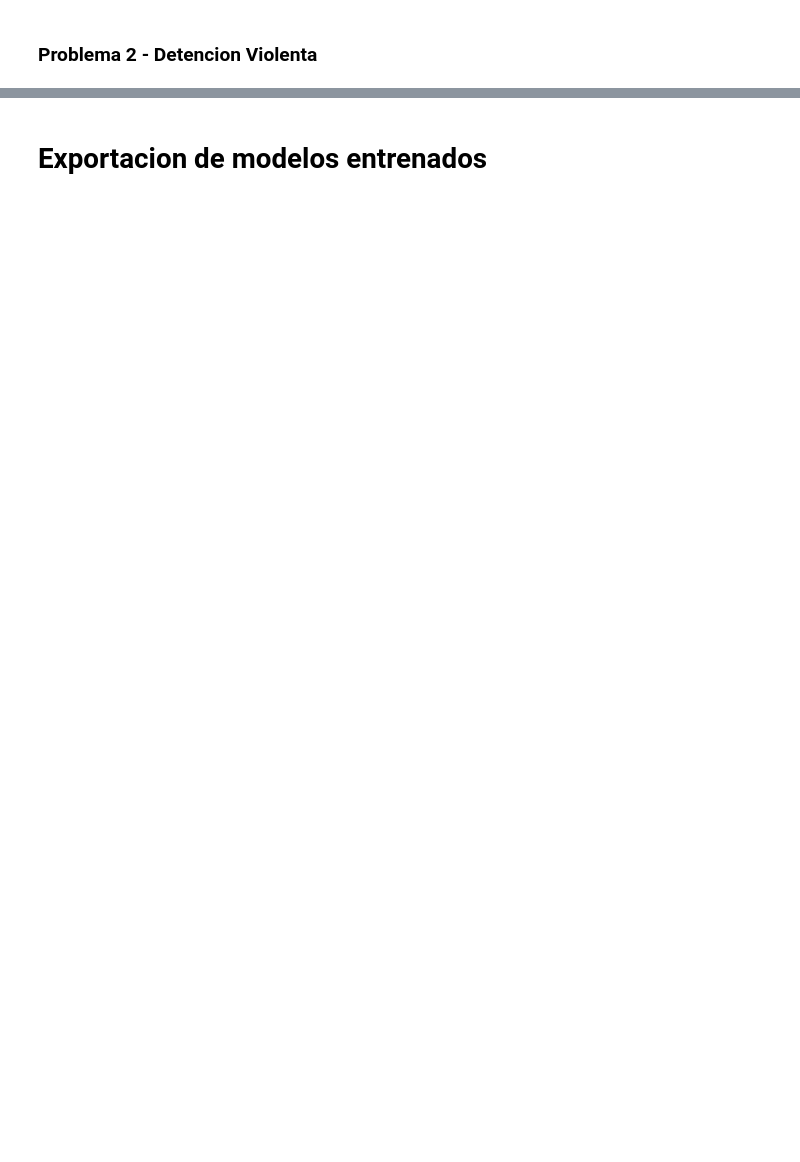
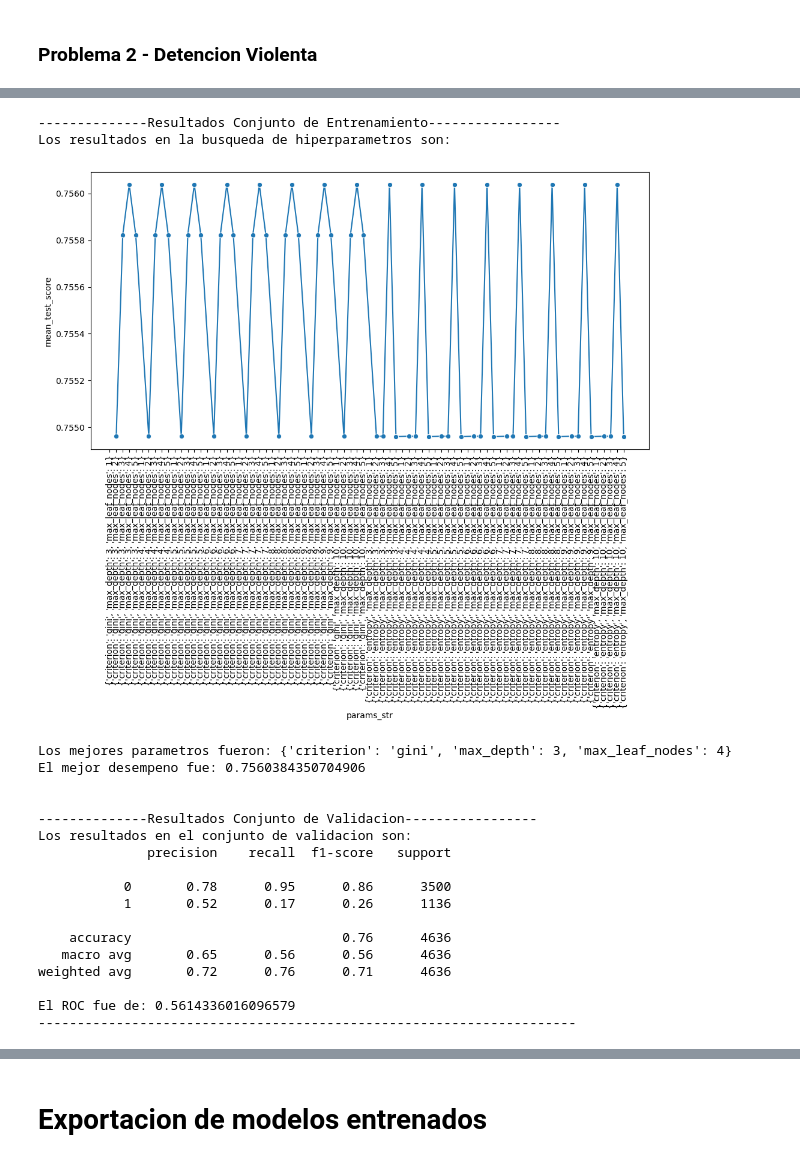
Before and after one commit to JavierRojas14/personal, a Jupyter notebook: G56/machine-learning/prueba/prueba_2/hito_2/javierrojas-prueba-2-hito-2.ipynb, the cells around one changed output, grey strips where cells are left out. Drawn from its saved outputs; the diff is of its cells as text; code cells hidden in the pictures; blank space fills up the shorter version.

```diff
--- a/G56/machine-learning/prueba/prueba_2/hito_2/javierrojas-prueba-2-hito-2.ipynb
+++ b/G56/machine-learning/prueba/prueba_2/hito_2/javierrojas-prueba-2-hito-2.ipynb
@@ -391,0 +469,26 @@ El ROC fue de: 0.9524737386159812
+# %%
+modelo_arbol_problema_2.fit(X_problema_2_train, y_problema_2_train)
+resultados_arbol_problema_2 = aux2.obtener_desempeno_modelo_en_grilla(
+    modelo_arbol_problema_2, X_problema_2_test, y_problema_2_test
+)
+# %% [output]
+--------------Resultados Conjunto de Entrenamiento-----------------
+Los resultados en la busqueda de hiperparametros son:
+[figure, added]
+Los mejores parametros fueron: {'criterion': 'gini', 'max_depth': 3, 'max_leaf_nodes': 4}
+El mejor desempeno fue: 0.7560384350704906
+
+
+--------------Resultados Conjunto de Validacion-----------------
+Los resultados en el conjunto de validacion son:
+              precision    recall  f1-score   support
+
+           0       0.78      0.95      0.86      3500
+           1       0.52      0.17      0.26      1136
+
+    accuracy                           0.76      4636
+   macro avg       0.65      0.56      0.56      4636
+weighted avg       0.72      0.76      0.71      4636
+
+El ROC fue de: 0.5614336016096579
+---------------------------------------------------------------------
```
Also changed, not shown: parts of 7 cells of this notebook.
